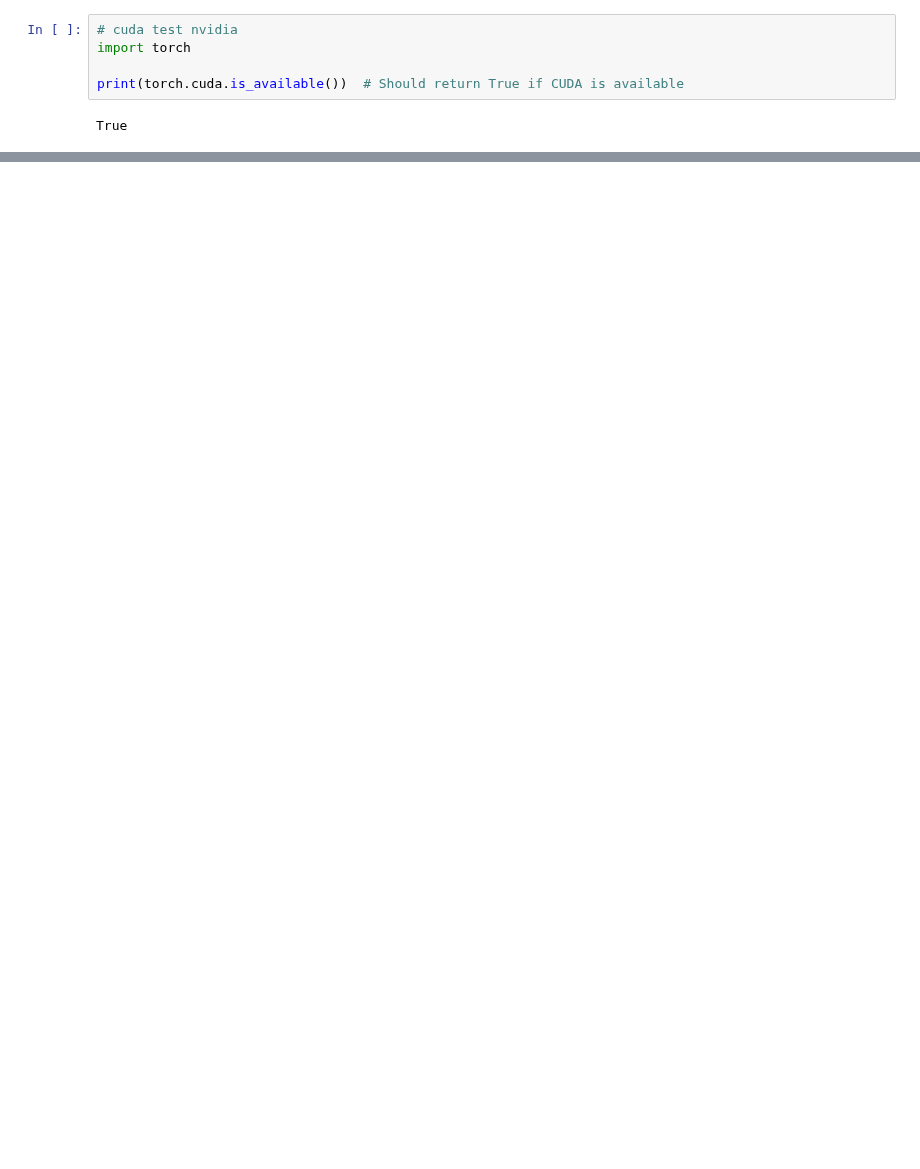
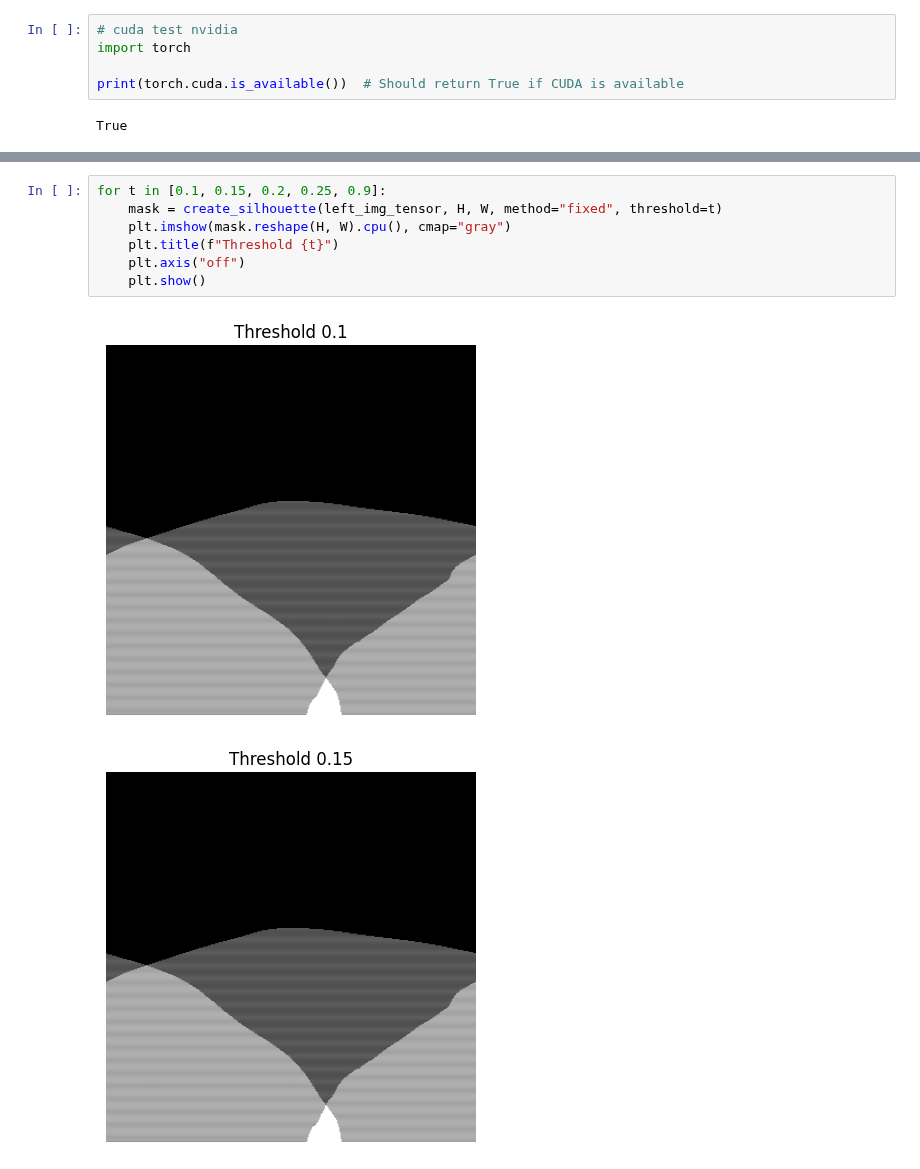
Before and after one commit to 3d-pollen-reconstruction/sequoia, a Jupyter notebook: pipeline/nerf.ipynb, the cells around one changed output, grey strips where cells are left out. Saved outputs shown, nothing was run; the diff lists cells and outputs as text; blank space fills up the shorter version.

```diff
--- a/pipeline/nerf.ipynb
+++ b/pipeline/nerf.ipynb
@@ -1178,0 +763,10 @@ True
+# %%
+for t in [0.1, 0.15, 0.2, 0.25, 0.9]:
+    mask = create_silhouette(left_img_tensor, H, W, method="fixed", threshold=t)
+    plt.imshow(mask.reshape(H, W).cpu(), cmap="gray")
+    plt.title(f"Threshold {t}")
+    plt.axis("off")
+    plt.show()
+# %% [output]
+[figure, added]
+[figure, added]
```
Also changed, not shown: parts of 7 cells of this notebook, 22 other files.
